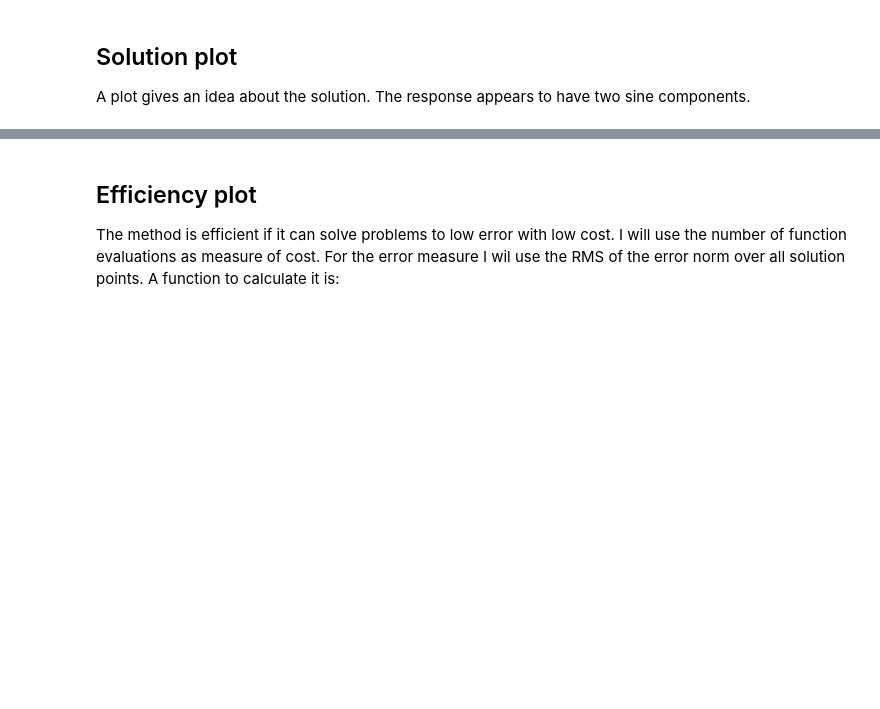
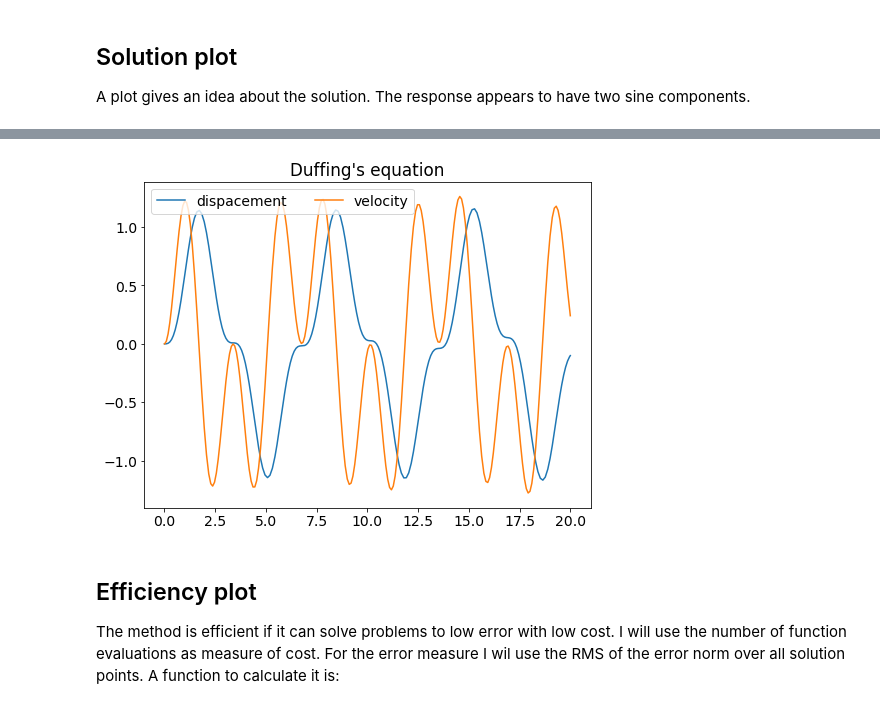
Before and after one commit to WRKampi/extensisq, a Jupyter notebook: docs/Bogacki_Shampine.ipynb, the cells around one changed output, grey strips where cells are left out. Cells and saved outputs as stored; diff of their text form; code cells hidden in the pictures; blank space fills up the shorter version.

```diff
--- a/docs/Bogacki_Shampine.ipynb
+++ b/docs/Bogacki_Shampine.ipynb
@@ -27,8 +27,10 @@ reference = solve_ivp(**problem, atol=1e-12, rtol=1e-12, method='DOP853', dense_
 
 A plot gives an idea about the solution. The response appears to have two sine components.
 # %%
-%matplotlib notebook
+%matplotlib inline
 import matplotlib.pyplot as plt
+plt.rcParams['figure.figsize'] = [8, 6]
+plt.rcParams['font.size'] = 14
 
 plt.figure()
 plt.plot(reference.t, reference.y.T)
@@ -41,3 +41,4 @@ plt.show()
+[figure, added]
 # %% [markdown]
 ## Efficiency plot
 The method is efficient if it can solve problems to low error with low cost. I will use the number of function evaluations as measure of cost. For the error measure I wil use the RMS of the error norm over all solution points. A function to calculate it is:
```
Also changed, not shown: parts of 4 cells of this notebook, 2 other files.
